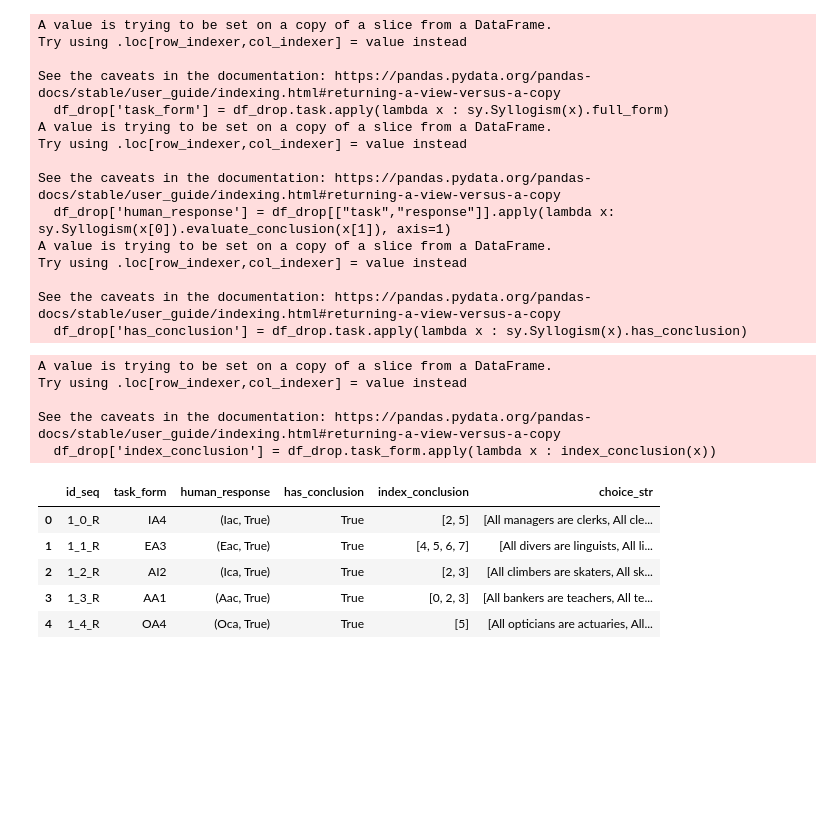
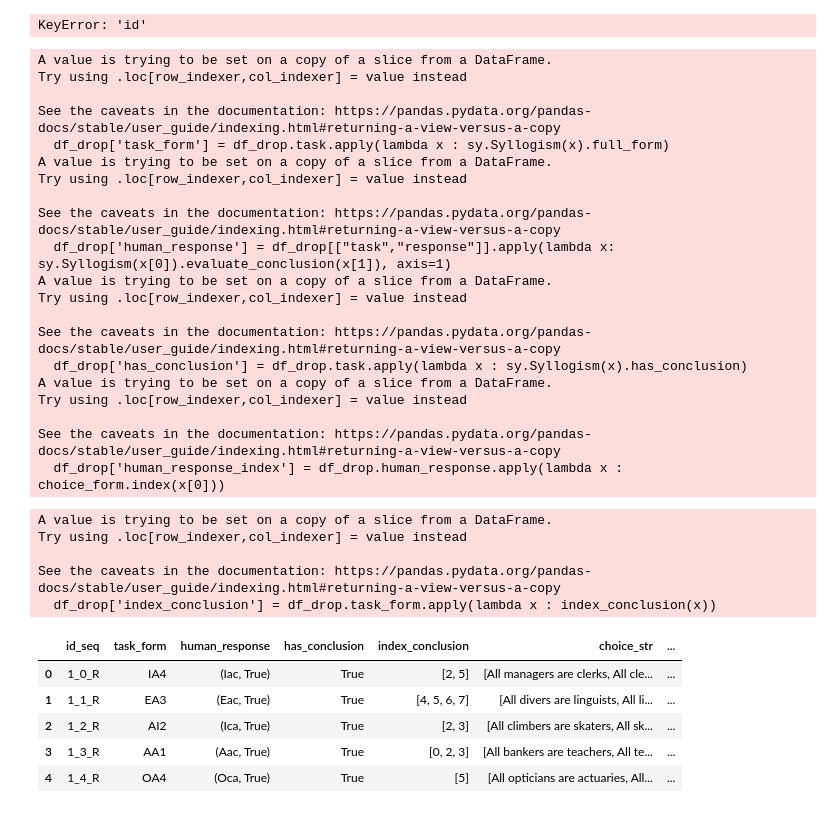
Before and after one commit to charles-42/Memoire_M2, a Jupyter notebook: notebook/02_Preparation_données.ipynb, the cells around one changed output. Cells and saved outputs as stored; diff of their text form; code cells hidden in the pictures; blank space fills up the shorter version.

```diff
--- a/notebook/02_Preparation_données.ipynb
+++ b/notebook/02_Preparation_données.ipynb
@@ -52,8 +79,14 @@ See the caveats in the documentation: https://pandas.pydata.org/pandas-docs/stab
+# %%
+print(len(pd.unique(df_to_train["id"])))
+print(len(pd.unique(df_to_train["task"])))
+# %% [output]
+KeyError: 'id'
 # %%
 # ###----------- Création de la base de données pour l'analyse des résultats
 df_drop['task_form'] = df_drop.task.apply(lambda x : sy.Syllogism(x).full_form)
 df_drop['human_response'] = df_drop[["task","response"]].apply(lambda x: sy.Syllogism(x[0]).evaluate_conclusion(x[1]), axis=1)
 df_drop['has_conclusion'] = df_drop.task.apply(lambda x : sy.Syllogism(x).has_conclusion)
+df_drop['human_response_index'] = df_drop.human_response.apply(lambda x : choice_form.index(x[0]))
 # %% [output]
 A value is trying to be set on a copy of a slice from a DataFrame.
 Try using .loc[row_indexer,col_indexer] = value instead
@@ -70,6 +103,11 @@ Try using .loc[row_indexer,col_indexer] = value instead
 
 See the caveats in the documentation: https://pandas.pydata.org/pandas-docs/stable/user_guide/indexing.html#returning-a-view-versus-a-copy
   df_drop['has_conclusion'] = df_drop.task.apply(lambda x : sy.Syllogism(x).has_conclusion)
+A value is trying to be set on a copy of a slice from a DataFrame.
+Try using .loc[row_indexer,col_indexer] = value instead
+
+See the caveats in the documentation: https://pandas.pydata.org/pandas-docs/stable/user_guide/indexing.html#returning-a-view-versus-a-copy
+  df_drop['human_response_index'] = df_drop.human_response.apply(lambda x : choice_form.index(x[0]))
 # %%
 def index_conclusion(task_form):
 
@@ -93,15 +131,15 @@ Try using .loc[row_indexer,col_indexer] = value instead
 See the caveats in the documentation: https://pandas.pydata.org/pandas-docs/stable/user_guide/indexing.html#returning-a-view-versus-a-copy
   df_drop['index_conclusion'] = df_drop.task_form.apply(lambda x : index_conclusion(x))
 # %%
-df_drop = df_drop[["id_seq", "task_form","human_response","has_conclusion","index_conclusion","choice_str"]]
+df_drop = df_drop[["id_seq", "task_form","human_response","has_conclusion","index_conclusion","choice_str",'human_response_index']]
 df_drop.head()
 # %% [output]
-|  | id_seq | task_form | human_response | has_conclusion | index_conclusion | choice_str |
-| 0 | 1_0_R | IA4 | (Iac, True) | True | [2, 5] | [All managers are clerks, All cle... |
-| 1 | 1_1_R | EA3 | (Eac, True) | True | [4, 5, 6, 7] | [All divers are linguists, All li... |
-| 2 | 1_2_R | AI2 | (Ica, True) | True | [2, 3] | [All climbers are skaters, All sk... |
-| 3 | 1_3_R | AA1 | (Aac, True) | True | [0, 2, 3] | [All bankers are teachers, All te... |
-| 4 | 1_4_R | OA4 | (Oca, True) | True | [5] | [All opticians are actuaries, All... |
+|  | id_seq | task_form | human_response | has_conclusion | index_conclusion | choice_str | ... |
+| 0 | 1_0_R | IA4 | (Iac, True) | True | [2, 5] | [All managers are clerks, All cle... | ... |
+| 1 | 1_1_R | EA3 | (Eac, True) | True | [4, 5, 6, 7] | [All divers are linguists, All li... | ... |
+| 2 | 1_2_R | AI2 | (Ica, True) | True | [2, 3] | [All climbers are skaters, All sk... | ... |
+| 3 | 1_3_R | AA1 | (Aac, True) | True | [0, 2, 3] | [All bankers are teachers, All te... | ... |
+| 4 | 1_4_R | OA4 | (Oca, True) | True | [5] | [All opticians are actuaries, All... | ... |
 # %%
 df_drop['implicatur'] = df_drop.task_form.apply(lambda x : True if x in implicatur else False)
 # %%
```
Also changed, not shown: parts of 6 cells of this notebook, 34 other files.
